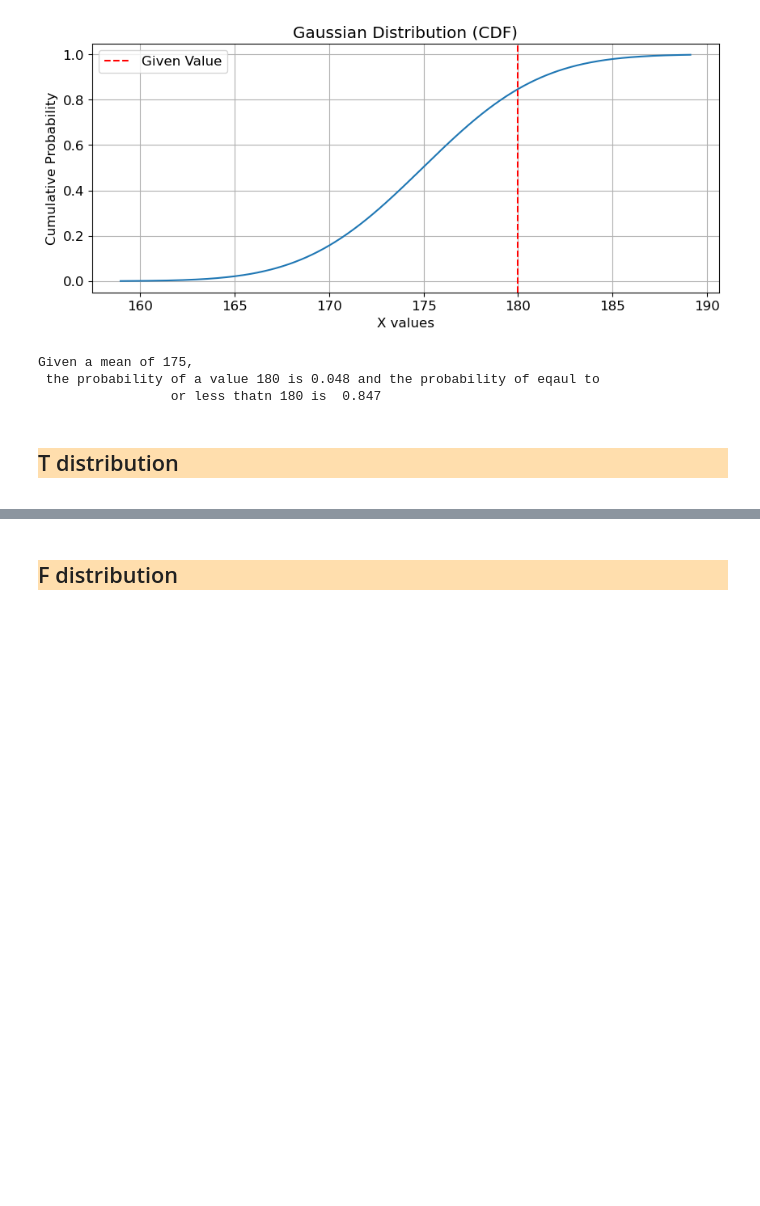
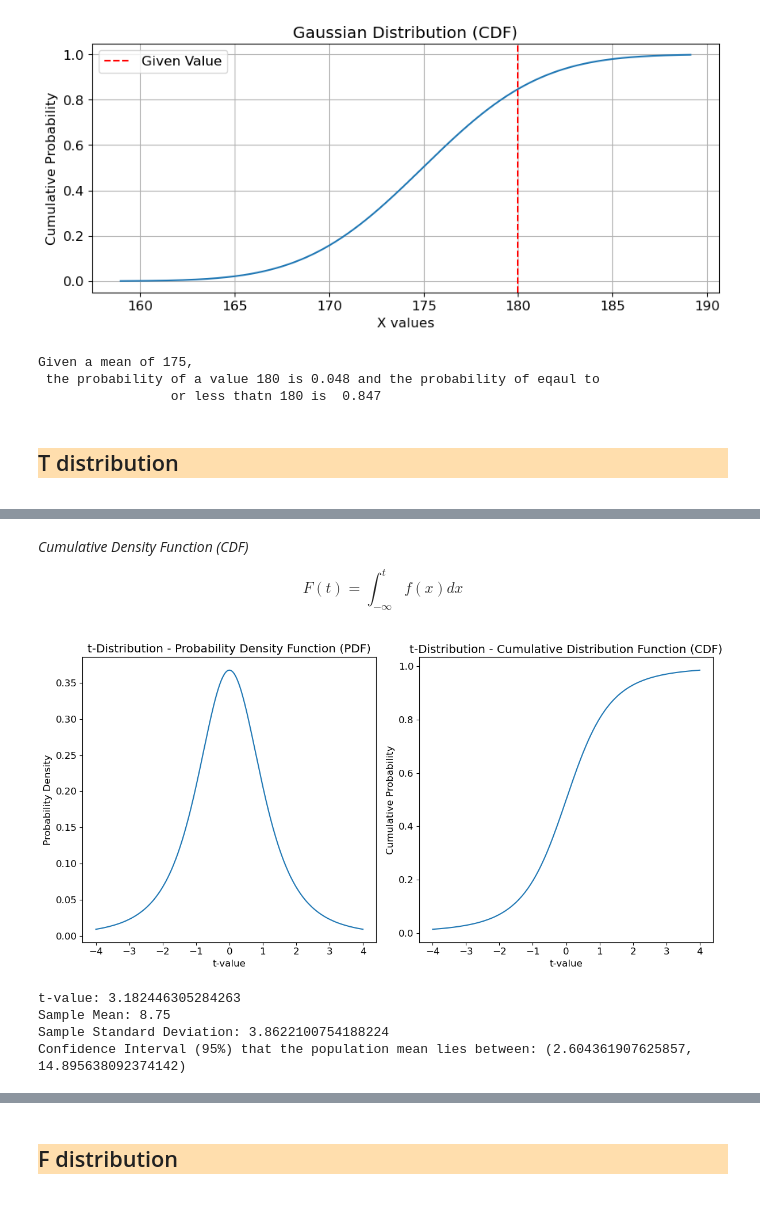
Before and after one commit to shibzr/statistics, a Jupyter notebook: Probability Distribution.ipynb, the cells around one changed output, grey strips where cells are left out. Saved outputs shown, nothing was run; the diff lists cells and outputs as text; code cells hidden in the pictures; blank space fills up the shorter version.

Commit message:
Added new distributions

```diff
--- a/Probability Distribution.ipynb
+++ b/Probability Distribution.ipynb
@@ -721,0 +755,4 @@ Given a mean of 175,
+# %% [markdown]
+*Cumulative Density Function (CDF)*
+
+$$F(t) = \int_{-\infty}^{t} f(x) dx$$
@@ -721,0 +807,8 @@ Given a mean of 175,
+# %%
+t_distribution([5, 7, 9, 14])
+# %% [output]
+[figure, added]
+t-value: 3.182446305284263
+Sample Mean: 8.75
+Sample Standard Deviation: 3.8622100754188224
+Confidence Interval (95%) that the population mean lies between: (2.604361907625857, 14.895638092374142)
```
Also changed, not shown: parts of 8 cells of this notebook.
